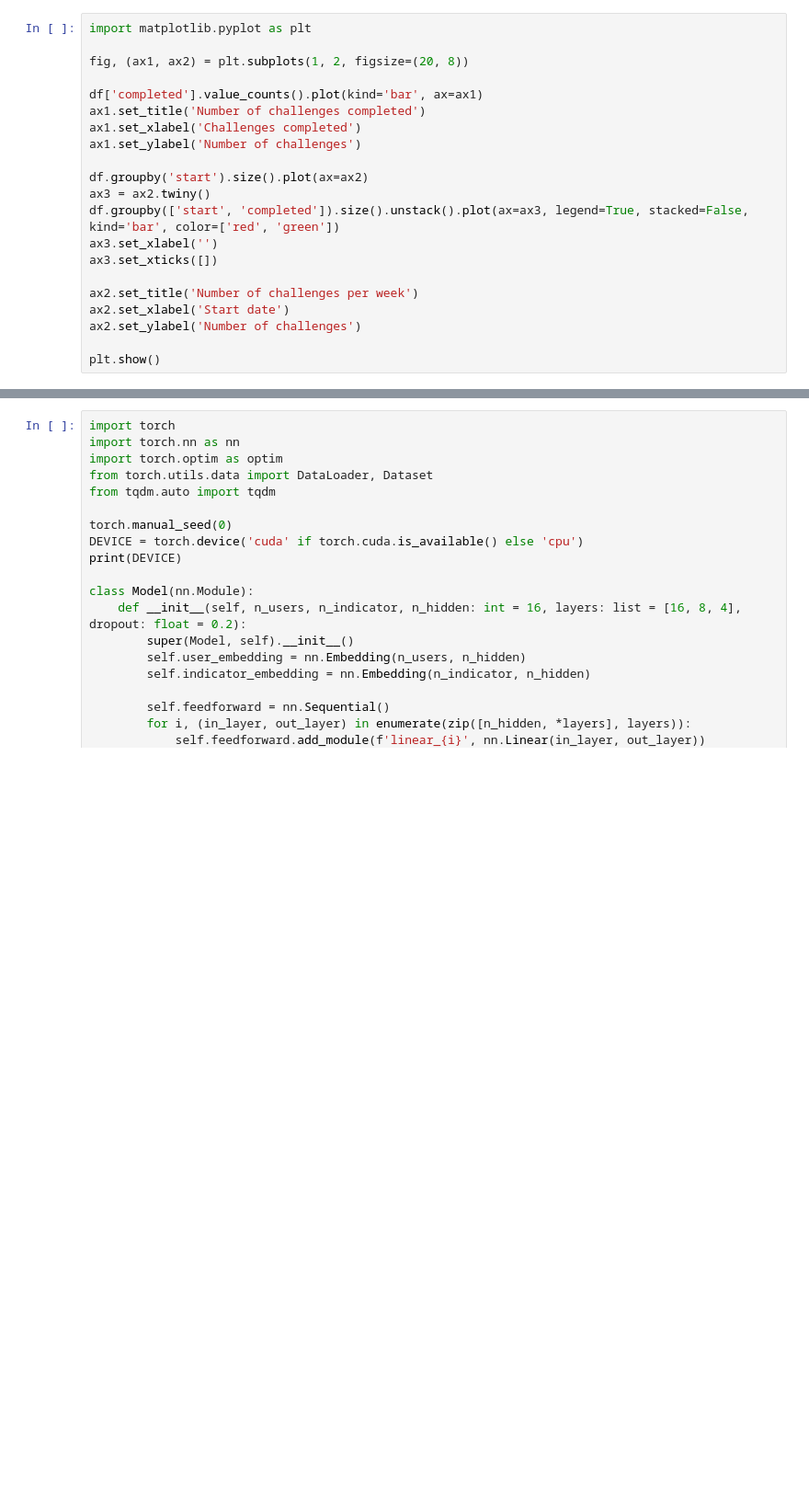
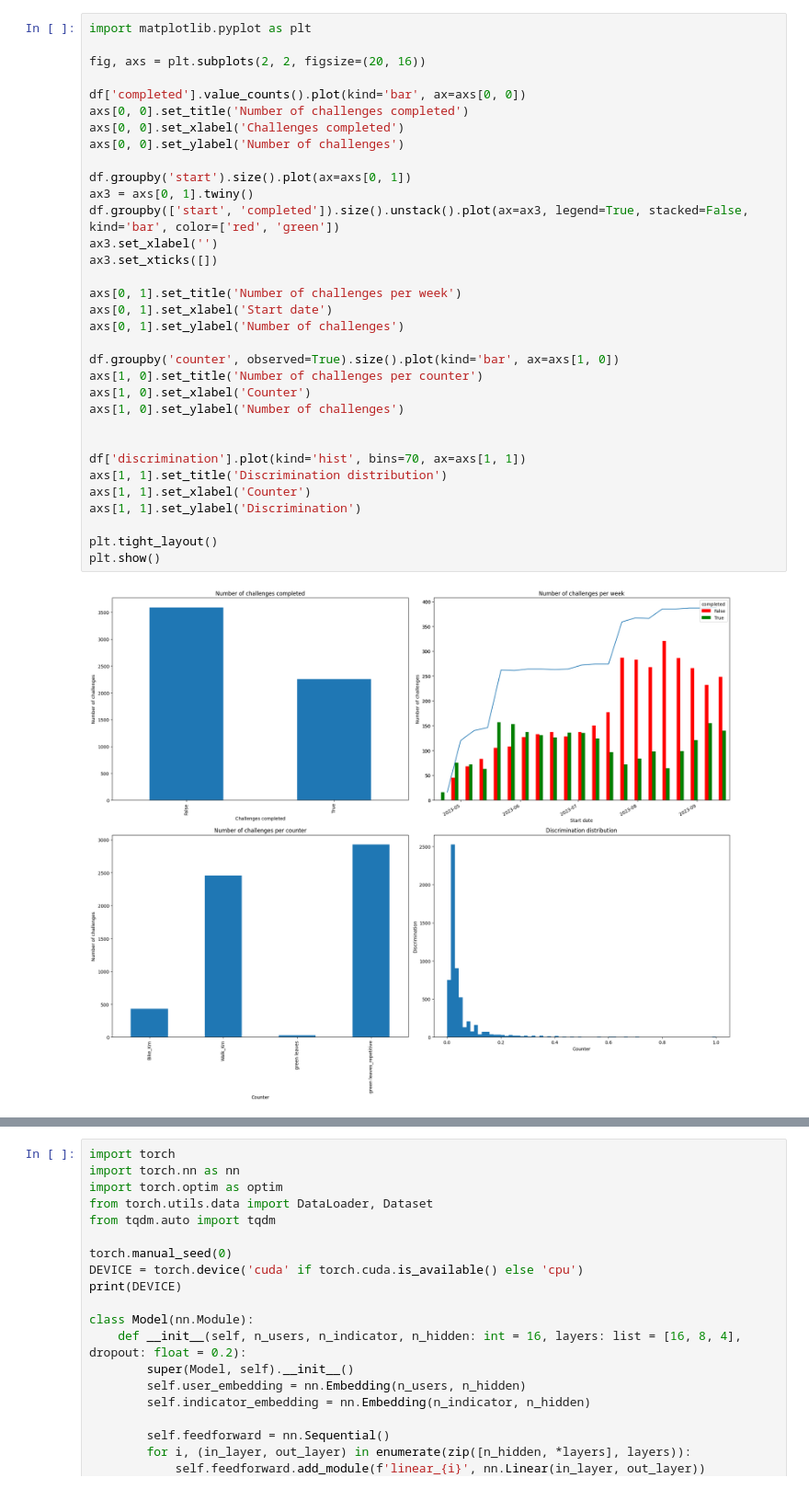
Before and after one commit to rik1599/playngo_challenge_generator, a Jupyter notebook: notebooks/Ferrara.ipynb, the cells around one changed output, grey strips where cells are left out. Shown: that part at 92% size. Drawn from its saved outputs; the diff is of its cells as text; blank space fills up the shorter version.

```diff
--- a/notebooks/Ferrara.ipynb
+++ b/notebooks/Ferrara.ipynb
@@ -37,24 +51,38 @@ df
 # %%
 import matplotlib.pyplot as plt
 
-fig, (ax1, ax2) = plt.subplots(1, 2, figsize=(20, 8))
+fig, axs = plt.subplots(2, 2, figsize=(20, 16))
 
-df['completed'].value_counts().plot(kind='bar', ax=ax1)
-ax1.set_title('Number of challenges completed')
-ax1.set_xlabel('Challenges completed')
-ax1.set_ylabel('Number of challenges')
+df['completed'].value_counts().plot(kind='bar', ax=axs[0, 0])
+axs[0, 0].set_title('Number of challenges completed')
+axs[0, 0].set_xlabel('Challenges completed')
+axs[0, 0].set_ylabel('Number of challenges')
 
-df.groupby('start').size().plot(ax=ax2)
-ax3 = ax2.twiny()
+df.groupby('start').size().plot(ax=axs[0, 1])
+ax3 = axs[0, 1].twiny()
 df.groupby(['start', 'completed']).size().unstack().plot(ax=ax3, legend=True, stacked=False, kind='bar', color=['red', 'green'])
 ax3.set_xlabel('')
 ax3.set_xticks([])
 
-ax2.set_title('Number of challenges per week')
-ax2.set_xlabel('Start date')
-ax2.set_ylabel('Number of challenges')
+axs[0, 1].set_title('Number of challenges per week')
+axs[0, 1].set_xlabel('Start date')
+axs[0, 1].set_ylabel('Number of challenges')
 
+df.groupby('counter', observed=True).size().plot(kind='bar', ax=axs[1, 0])
+axs[1, 0].set_title('Number of challenges per counter')
+axs[1, 0].set_xlabel('Counter')
+axs[1, 0].set_ylabel('Number of challenges')
+
+
+df['discrimination'].plot(kind='hist', bins=70, ax=axs[1, 1])
+axs[1, 1].set_title('Discrimination distribution')
+axs[1, 1].set_xlabel('Counter')
+axs[1, 1].set_ylabel('Discrimination')
+
+plt.tight_layout()
 plt.show()
+# %% [output]
+[figure, added]
 # %%
 dataset = pd.DataFrame({
     'user_id': df['user_id'].cat.codes,
```
Also changed, not shown: parts of 2 cells of this notebook.
